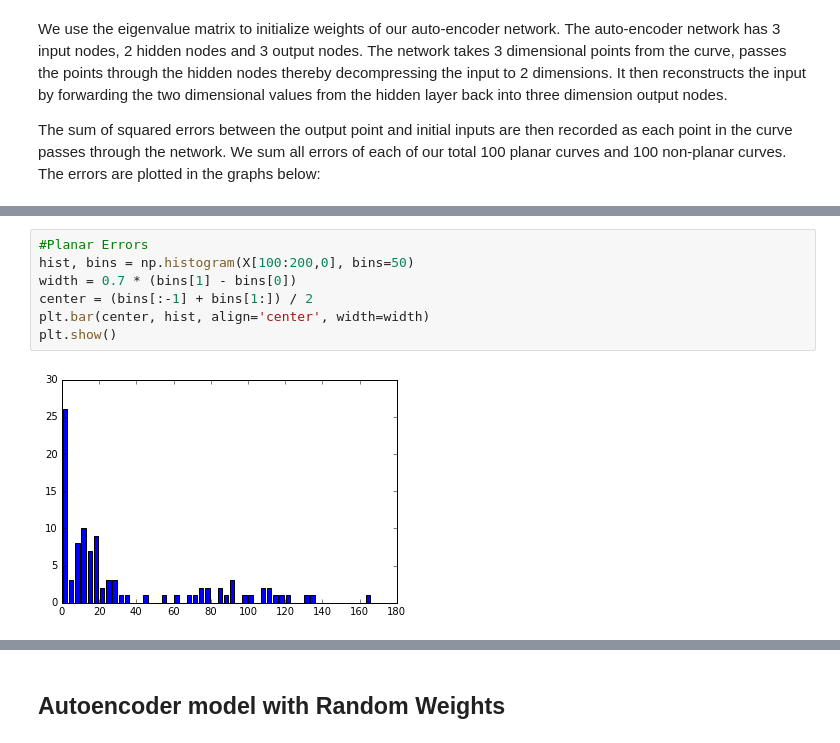
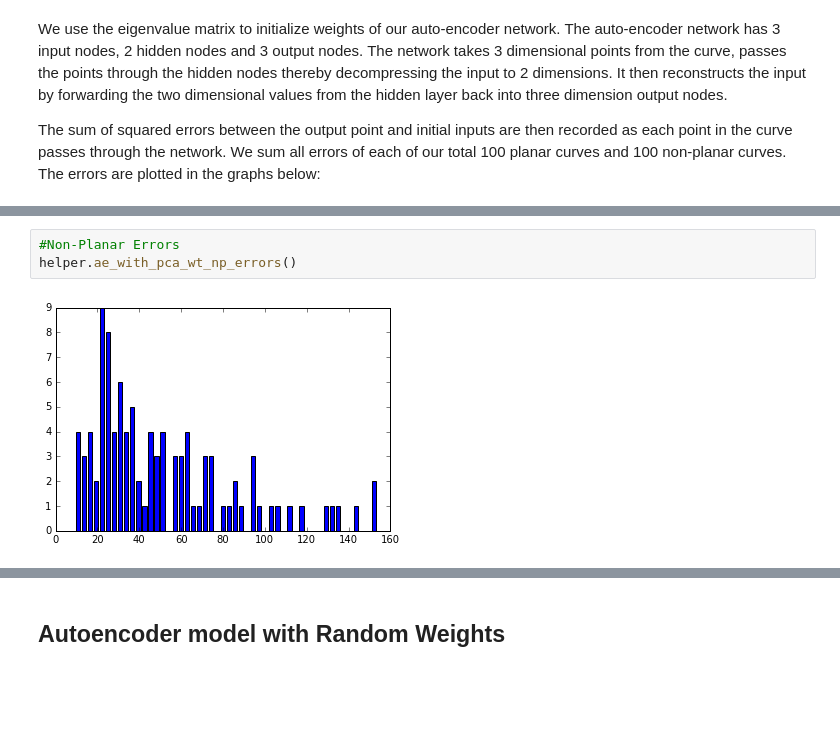
Before and after one commit to palmishr/3D_Curve_Reconstruct, a Jupyter notebook: Summary and Results v.0.ipynb, the cells around one changed output, grey strips where cells are left out. Saved outputs shown, nothing was run; the diff lists cells and outputs as text; blank space fills up the shorter version.

```diff
--- a/Summary and Results v.0.ipynb
+++ b/Summary and Results v.0.ipynb
@@ -76,9 +68,5 @@ plt.show()
-# %%
-#Planar Errors
-hist, bins = np.histogram(X[100:200,0], bins=50)
-width = 0.7 * (bins[1] - bins[0])
-center = (bins[:-1] + bins[1:]) / 2
-plt.bar(center, hist, align='center', width=width)
-plt.show()
-# %% [output]
-[figure, removed]
+# %%
+#Non-Planar Errors
+helper.ae_with_pca_wt_np_errors()
+# %% [output]
+[figure, added]
```
Also changed, not shown: parts of 14 cells of this notebook.
